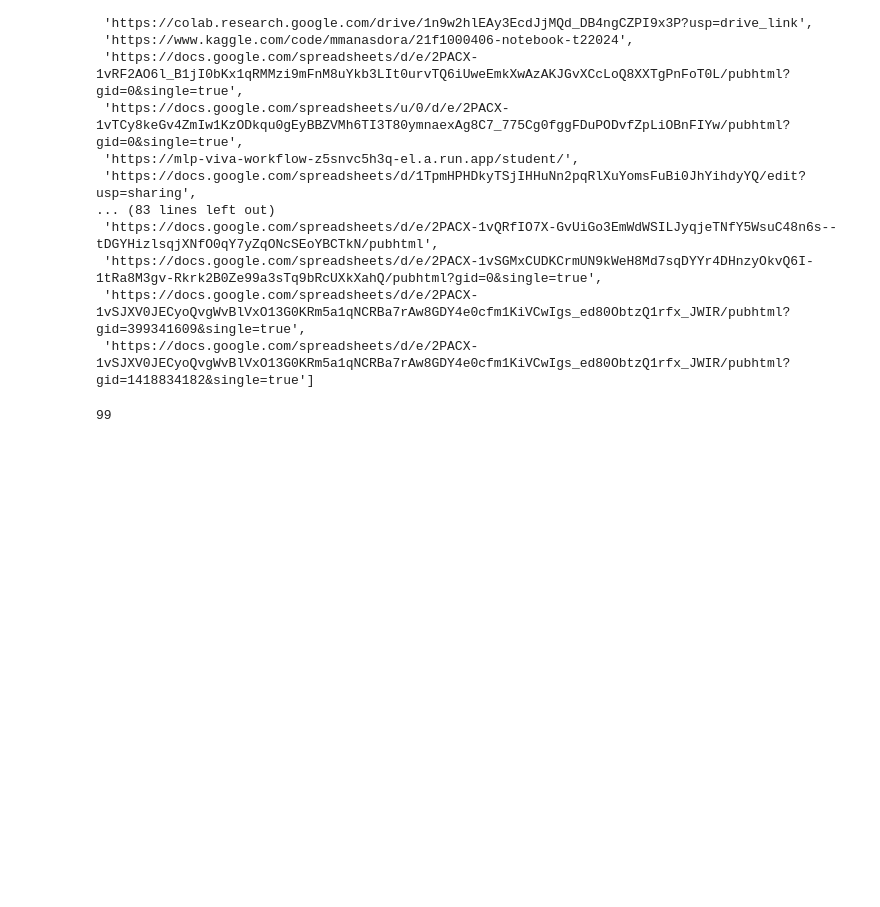
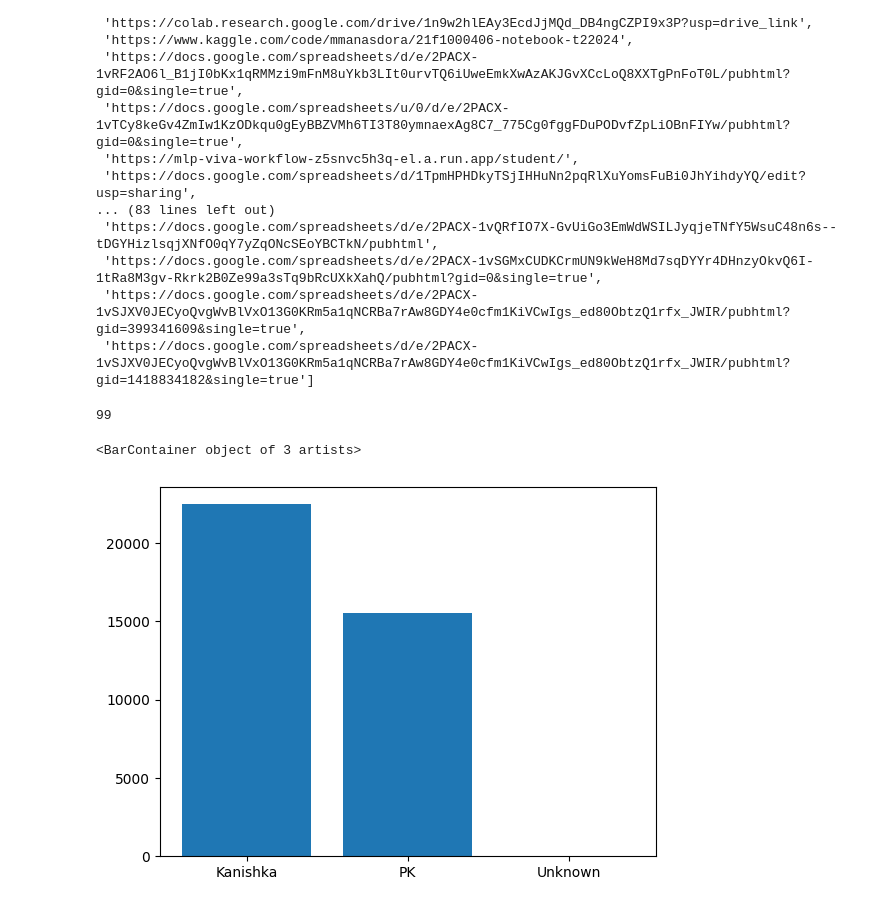
Before and after one commit to P-Saroha/WhatsApp-chat-analyzer, a Jupyter notebook: WhatsApp-chat-analysis.ipynb, the cells around one changed output. Drawn from its saved outputs; the diff is of its cells as text; code cells hidden in the pictures; blank space fills up the shorter version.

```diff
--- a/WhatsApp-chat-analysis.ipynb
+++ b/WhatsApp-chat-analysis.ipynb
@@ -152,3 +152,5 @@ links
 len(links)
 # %% [output]
 99
+# %%
+x = chat_df['user'].value_counts().head()
@@ -154,0 +159,8 @@ len(links)
+# %%
+name = x.index
+count = x.values
+# %%
+plt.bar(name,count)
+# %% [output]
+<BarContainer object of 3 artists>
+[figure, added]
```
Also changed, not shown: parts of 1 cell of this notebook, 2 other files.
